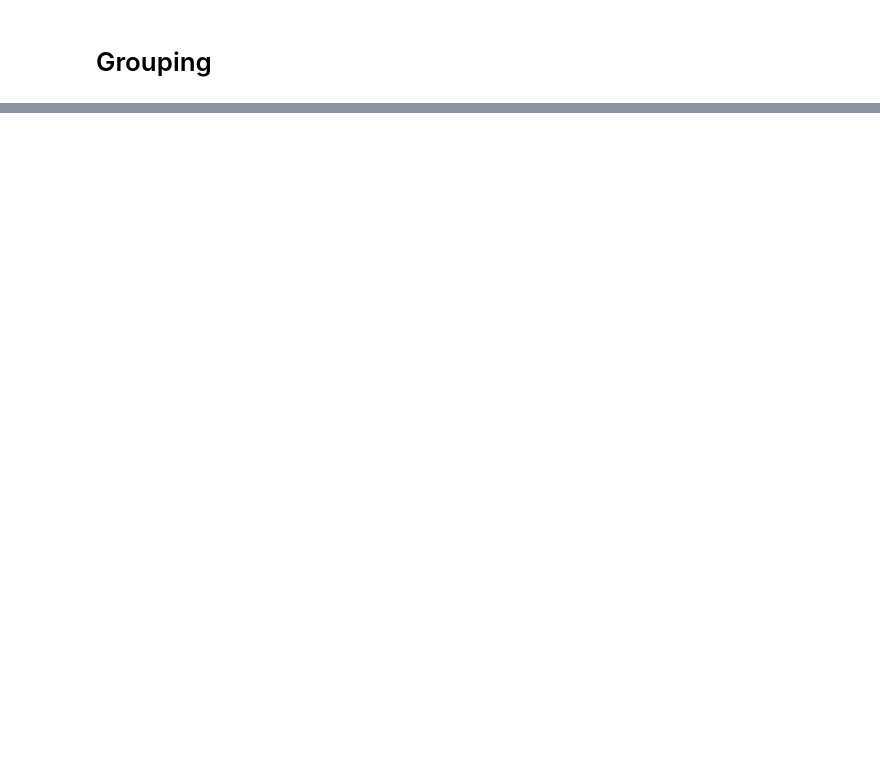
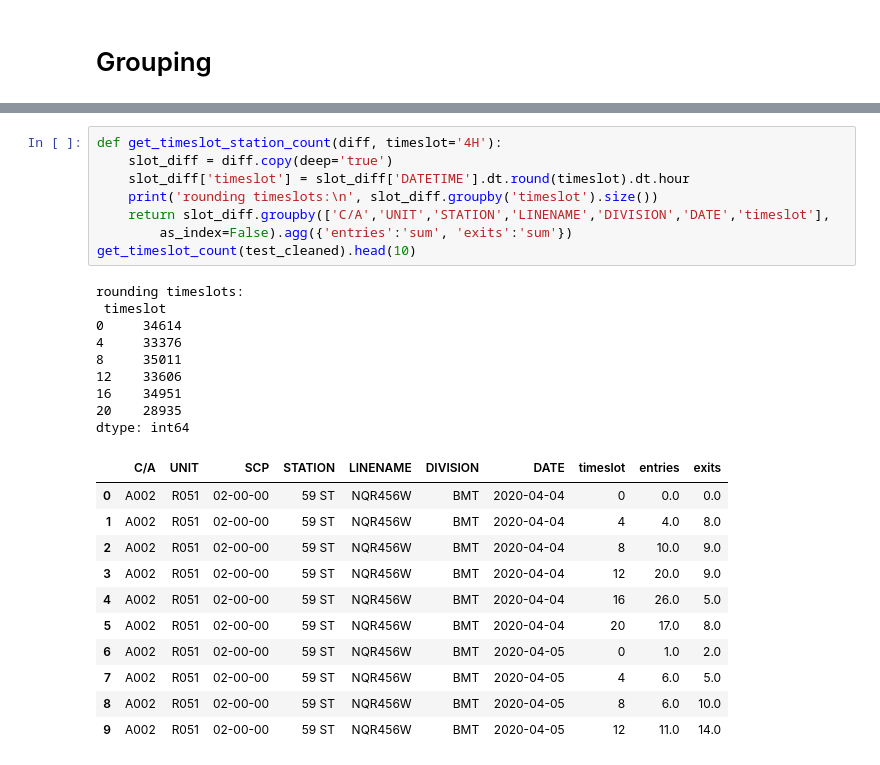
Before and after one commit to mahouoji/MobilityChange, a Jupyter notebook: data_cleaning/turnstile_cleaning_functions.ipynb, the cells around one changed output, grey strips where cells are left out. Saved outputs shown, nothing was run; the diff lists cells and outputs as text; blank space fills up the shorter version.

```diff
--- a/data_cleaning/turnstile_cleaning_functions.ipynb
+++ b/data_cleaning/turnstile_cleaning_functions.ipynb
@@ -377,0 +411,29 @@ test_raw2.sort_values('DATETIME')
+# %%
+def get_timeslot_station_count(diff, timeslot='4H'):
+    slot_diff = diff.copy(deep='true')
+    slot_diff['timeslot'] = slot_diff['DATETIME'].dt.round(timeslot).dt.hour
+    print('rounding timeslots:\n', slot_diff.groupby('timeslot').size())
+    return slot_diff.groupby(['C/A','UNIT','STATION','LINENAME','DIVISION','DATE','timeslot'],
+        as_index=False).agg({'entries':'sum', 'exits':'sum'})
+get_timeslot_count(test_cleaned).head(10)
+# %% [output]
+rounding timeslots:
+ timeslot
+0     34614
+4     33376
+8     35011
+12    33606
+16    34951
+20    28935
+dtype: int64
+|  | C/A | UNIT | SCP | STATION | LINENAME | DIVISION | DATE | timeslot | entries | exits |
+| 0 | A002 | R051 | 02-00-00 | 59 ST | NQR456W | BMT | 2020-04-04 | 0 | 0.0 | 0.0 |
+| 1 | A002 | R051 | 02-00-00 | 59 ST | NQR456W | BMT | 2020-04-04 | 4 | 4.0 | 8.0 |
+| 2 | A002 | R051 | 02-00-00 | 59 ST | NQR456W | BMT | 2020-04-04 | 8 | 10.0 | 9.0 |
+| 3 | A002 | R051 | 02-00-00 | 59 ST | NQR456W | BMT | 2020-04-04 | 12 | 20.0 | 9.0 |
+| 4 | A002 | R051 | 02-00-00 | 59 ST | NQR456W | BMT | 2020-04-04 | 16 | 26.0 | 5.0 |
+| 5 | A002 | R051 | 02-00-00 | 59 ST | NQR456W | BMT | 2020-04-04 | 20 | 17.0 | 8.0 |
+| 6 | A002 | R051 | 02-00-00 | 59 ST | NQR456W | BMT | 2020-04-05 | 0 | 1.0 | 2.0 |
+| 7 | A002 | R051 | 02-00-00 | 59 ST | NQR456W | BMT | 2020-04-05 | 4 | 6.0 | 5.0 |
+| 8 | A002 | R051 | 02-00-00 | 59 ST | NQR456W | BMT | 2020-04-05 | 8 | 6.0 | 10.0 |
+| 9 | A002 | R051 | 02-00-00 | 59 ST | NQR456W | BMT | 2020-04-05 | 12 | 11.0 | 14.0 |
```
Also changed, not shown: parts of 9 cells of this notebook, 2 other files.
